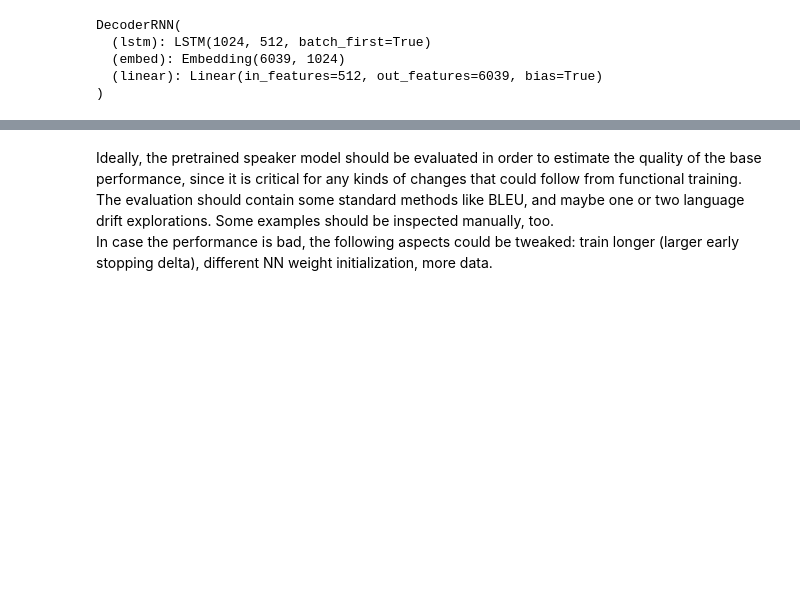
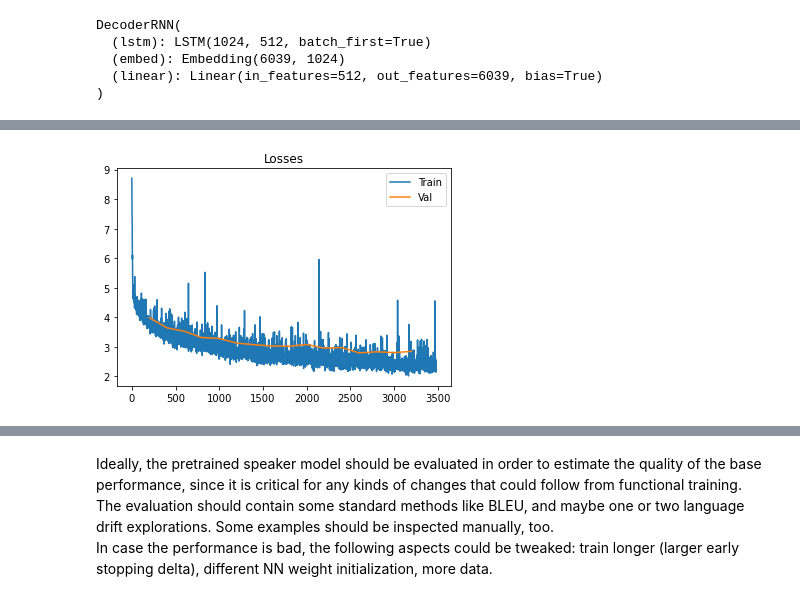
Before and after one commit to polina-tsvilodub/mSc-thesis, a Jupyter notebook: code/src/notebooks/baseline_exploration.ipynb, the cells around one changed output, grey strips where cells are left out. Saved outputs shown, nothing was run; the diff lists cells and outputs as text; code cells hidden in the pictures; blank space fills up the shorter version.

Commit message:
exploration and transfer of code for ref game training

```diff
--- a/code/src/notebooks/baseline_exploration.ipynb
+++ b/code/src/notebooks/baseline_exploration.ipynb
@@ -745,7 +744,7 @@ def update_policy(rewards, log_probs):
     """
 
     policy_gradient = []
-    sentence_prob = log_probs.mean(dim=1)
+    sentence_prob = log_probs.sum(dim=1)
     for log_prob, Gt in zip(sentence_prob, rewards):
         policy_gradient.append(-log_prob * Gt)
     # here, we just sum to get the batch loss - consider average
@@ -1133,8 +1132,8 @@ Obtaining caption lengths...
 # %%
 speaker_encoder = EncoderCNN(speaker_embed_size)
 speaker_decoder = DecoderRNN(speaker_embed_size, hidden_size, vocab_size)
-speaker_encoder.load_state_dict(torch.load(os.path.join('./models', 'func-encoder-1.pkl')))
-speaker_decoder.load_state_dict(torch.load(os.path.join('./models', 'func-decoder-1.pkl')))
+speaker_encoder.load_state_dict(torch.load(os.path.join('../models', 'encoder-earlystoppiing-4.pkl')))
+speaker_decoder.load_state_dict(torch.load(os.path.join('../models', 'decoder-earlystopping-4.pkl')))
 
 
 listener_encoder = ListenerEncoderCNN(listener_embed_size)
@@ -1441,0 +1452,14 @@ example sentence:
+# %%
+# plot the train and val losses and perplexities
+# train_losses_1 = pd.read_csv('../../../data/pretraining_losses_epoch_1.csv')
+# train_losses_2 = pd.read_csv('../../../data/pretraining_losses_epoch_2.csv')
+# train_losses_3 = pd.read_csv('../../../data/pretraining_losses_epoch_3.csv')
+train_losses = pd.read_csv('../../../data/pretraining_losses_epoch_4.csv')
+# val_losses_1 = pd.read_csv('../../../data/pretrain_val_losses_epoch_1.csv')
+# val_losses_2 = pd.read_csv('../../../data/pretrain_val_losses_epoch_2.csv')
+# val_losses_3 = pd.read_csv('../../../data/pretrain_val_losses_epoch_3.csv')
+val_losses = pd.read_csv('../../../data/pretrain_val_losses_epoch_4.csv')
+# %%
+len(val_losses)
+val_steps = [i*200 for i in range(1, len(val_losses)+1)]
+val_losses.head()
@@ -1441,0 +1473,8 @@ example sentence:
+# %%
+plt.plot(list(range(0, len(train_losses["losses"]))), train_losses['losses'], label="Train")
+plt.plot(val_steps, val_losses["val_losses"], label="Val")
+plt.legend()
+plt.title("Losses")
+plt.show()
+# %% [output]
+[figure, added]
```
Also changed, not shown: parts of 9 cells of this notebook, 4 other files.
